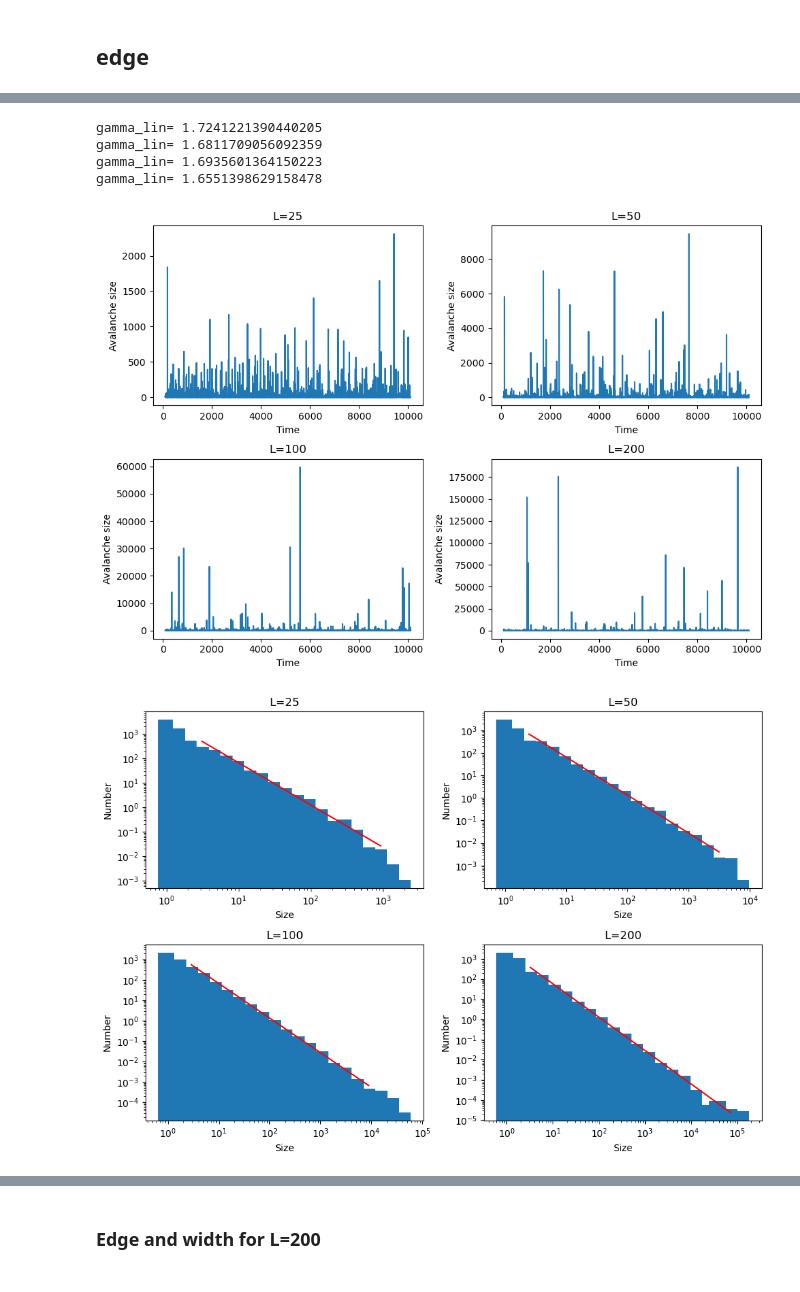
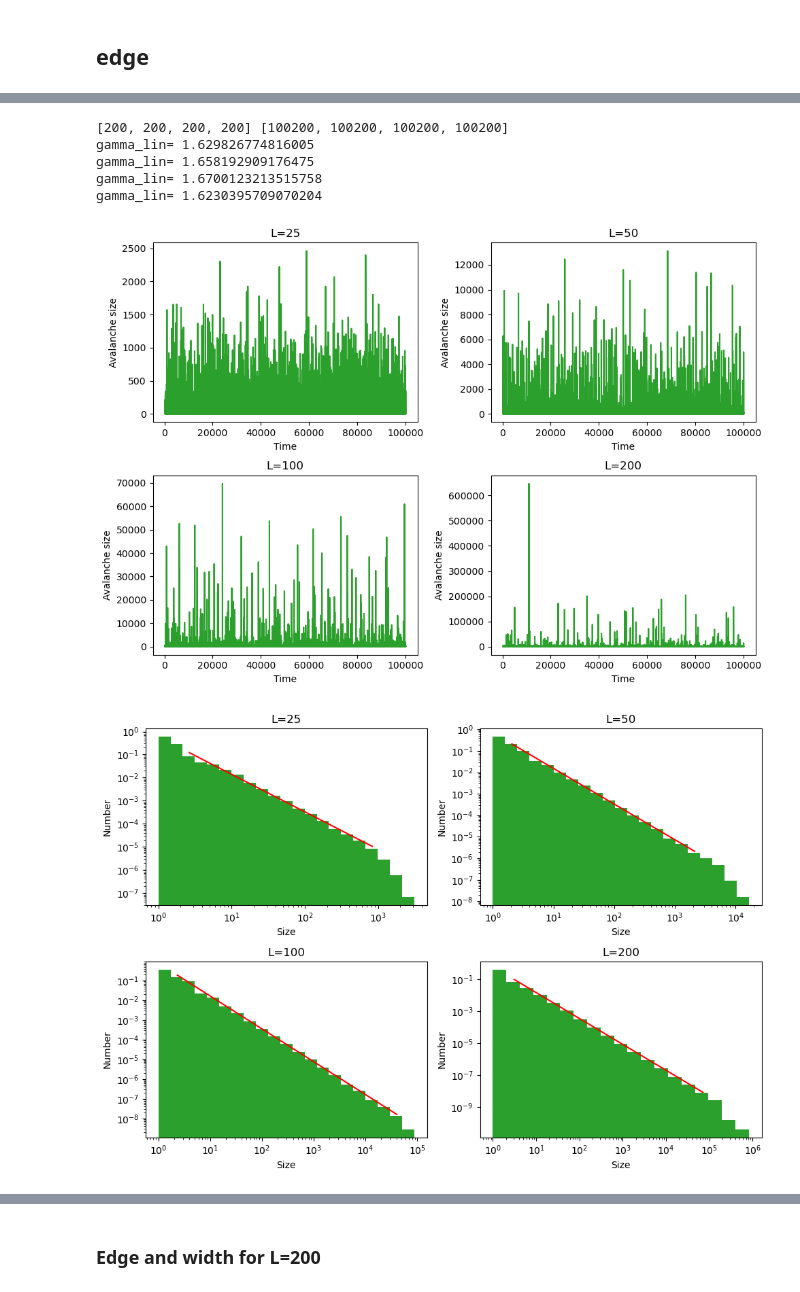
Before and after one commit to SSBNS/Complex_physics_SSBNS, a Jupyter notebook: Midterm/Midterm 2/midterm_2.ipynb, the cells around one changed output, grey strips where cells are left out. Cells and saved outputs as stored; diff of their text form; code cells hidden in the pictures.

```diff
--- a/Midterm/Midterm 2/midterm_2.ipynb
+++ b/Midterm/Midterm 2/midterm_2.ipynb
@@ -336,13 +317,16 @@ plt.show()
 # %%
 # 2
+L_list = [25,50,100,200]
+n_min = [800,1600,4200,10**4]
+n_max = [n+10**4 for n in n_min]
 fig,ax = plt.subplots(2,2,figsize =(10,7))
 for index,L in enumerate(L_list):
     print("Starting L=",L)
-    data = sandpile(L=L,n_max=n_max[index])
+    data = sandpile(L=L,n_max=int(n_max[index]))
     axis = ax.flatten()[index]
     axis.plot(np.arange(len(data)),data)
     axis.set_title("L="+str(L))
-    axis.plot([n_min[index],n_min[index]],[0,max(data)],color="tab:green",linestyle="dashed")
+    axis.plot([n_min[index],n_min[index]],[0,max(data)],color="darkorange",linestyle="dashed")
 
     axis.set_xlabel("Time")
     axis.set_ylabel("Avalanche size")
@@ -507,14 +488,17 @@ print(n_min,n_max)
 # %%
 # 4 edge
-
+L_list = [25,50,100,200]
+n_min = [200,200,200,200]
+n_max = [n+10**5 for n in n_min]
+print(n_min,n_max)
 fig,ax = plt.subplots(2,2,figsize =(10,7))
 for index,L in enumerate(L_list):
     print("Starting L=",L)
-    data = sandpile_edge(L=L,n_max=n_max[index])
+    data = sandpile_edge(L=L,n_max=int(n_max[index]))
     axis = ax.flatten()[index]
     axis.plot(np.arange(len(data)),data)
     axis.set_title("L="+str(L))
-    axis.plot([n_min[index],n_min[index]],[0,max(data)],color="tab:green",linestyle="dashed")
+    axis.plot([n_min[index],n_min[index]],[0,max(data)],color="darkorange",linestyle="dashed")
 
     axis.set_xlabel("Time")
     axis.set_ylabel("Avalanche size")
@@ -535,23 +519,28 @@ Starting L= 200
 # %%
 # plotting size destribution
+L_list = [25,50,100,200]
+n_min = [200,200,200,200]
+n_max = [n+10**5 for n in n_min]
+print(n_min,n_max)
 fig_size,ax_size = plt.subplots(2,2,figsize =(10,7))
 fig,ax = plt.subplots(2,2,figsize =(10,7))
 #fig_test,ax_test = plt.subplots(2,2,figsize =(10,7))
-s_cutoff_lower = [3,2,2,2]
-s_cutoff_upper = [10**3,10**(3.5),10**4,10**5]
-cutoff = []
-gamma_list = []
+s_cutoff_lower = [2,2,2,2]
+s_cutoff_upper = [10**3,10**(3.5),0.5*10**5,10**5]
+cutoff_edge = []
+gamma_list_edge = []
+num_bins = [22,22,22,20]
 
 for index,L in enumerate(L_list):
     axis_size = ax_size.flatten()[index]
     axis = ax.flatten()[index]
     #axis_test = ax_test.flatten()[index]
     data = np.genfromtxt("Data\\sizes_edge_L="+str(L)+".txt")
-    cutoff.append(max(data))            # perhaps change to maximum bin instead
 
-    axis_size.plot(np.arange(len(data))[n_min[index]:],data[n_min[index]:])
+    axis_size.plot(np.arange(len(data))[n_min[index]:],data[n_min[index]:],color="tab:green")
+    # axis_size.plot(np.arange(len(data)),data)
     axis_size.set_title("L="+str(L))
-   # axis_size.plot([n_min[index],n_min[index]],[0,max(data)],color="tab:green",linestyle="dashed")
+    # axis_size.plot([n_min[index],n_min[index]],[0,max(data)],color="darkorange",linestyle="dashed")
 
     axis_size.set_xlabel("Time")
     axis_size.set_ylabel("Avalanche size")
@@ -559,7 +548,9 @@ for index,L in enumerate(L_list):
 
     data = data[n_min[index]:]
     data = data[data!=0]
-    bins,hist = logbin_plot(data,ax=axis,bins=22)[:2]
+    cutoff_edge.append(max(data))            # perhaps change to maximum bin instead
+
+    bins,hist = logbin_plot(data,ax=axis,num_bins=num_bins[index],colour="tab:green")[:2]
     #cutoff.append(max(bins))            # changed to maximum bin value
     # cut small behavior
     bins_mask = np.logical_and(bins>s_cutoff_lower[index], bins<s_cutoff_upper[index])
@@ -567,38 +558,41 @@ for index,L in enumerate(L_list):
     hist_cut = hist[bins_mask]
 
     #cutoff_mask = bins <= L_cutoff_list[index]
     #bins_cut = bins[cutoff_mask]
     #hist_cut = hist[cutoff_mask]
     #print(min(bins_cut))
 
     lin_parms,lin_cov = curve_fit(linear,np.log10(bins_cut),np.log10(hist_cut))
     # parms_cutoff, cov_cutoff = curve_fit(lin_plus_cut, np.log10(bins),np.log10(hist))
 
     #X = np.linspace(min(bins),max(bins),1000)
     X = np.linspace(min(bins_cut),max(bins_cut),100)
 
     #axis_test.scatter(np.log10(bins),np.log10(hist))
 
     #YY = np.linspace(min(np.log10(bins)),max(np.log10(bins)),1000)
 
     #axis_test.plot(YY,lin_plus_cut(YY,*parms_cutoff))
 
     # axis.plot(X,power_cutoff(X,*parms_cutoff),color="green")
     axis.plot(X,power_law(X,*lin_parms),color="red")
-    gamma_list.append(lin_parms[0])
+    gamma_list_edge.append(lin_parms[0])
     axis.set_xlabel("Size")
     axis.set_ylabel("Number")
     axis.set_title("L="+str(L))
     print("gamma_lin=",lin_parms[0])
     # print("D=",np.log(parms_cutoff[-1])/np.log(L))
 fig_size.tight_layout()
 fig.tight_layout()
+fig_size.savefig("four_sizes_edge.png")
+fig.savefig("size_dest_edge.png")
 plt.show()
 # %% [output]
-gamma_lin= 1.7241221390440205
-gamma_lin= 1.6811709056092359
-gamma_lin= 1.6935601364150223
-gamma_lin= 1.6551398629158478
+[200, 200, 200, 200] [100200, 100200, 100200, 100200]
+gamma_lin= 1.629826774816005
+gamma_lin= 1.658192909176475
+gamma_lin= 1.6700123213515758
+gamma_lin= 1.6230395709070204
-[figure, old version]
+[figure, new version]
-[figure, old version]
+[figure, new version]
 # %%
```
Also changed, not shown: parts of 32 cells of this notebook, 29 other files.
